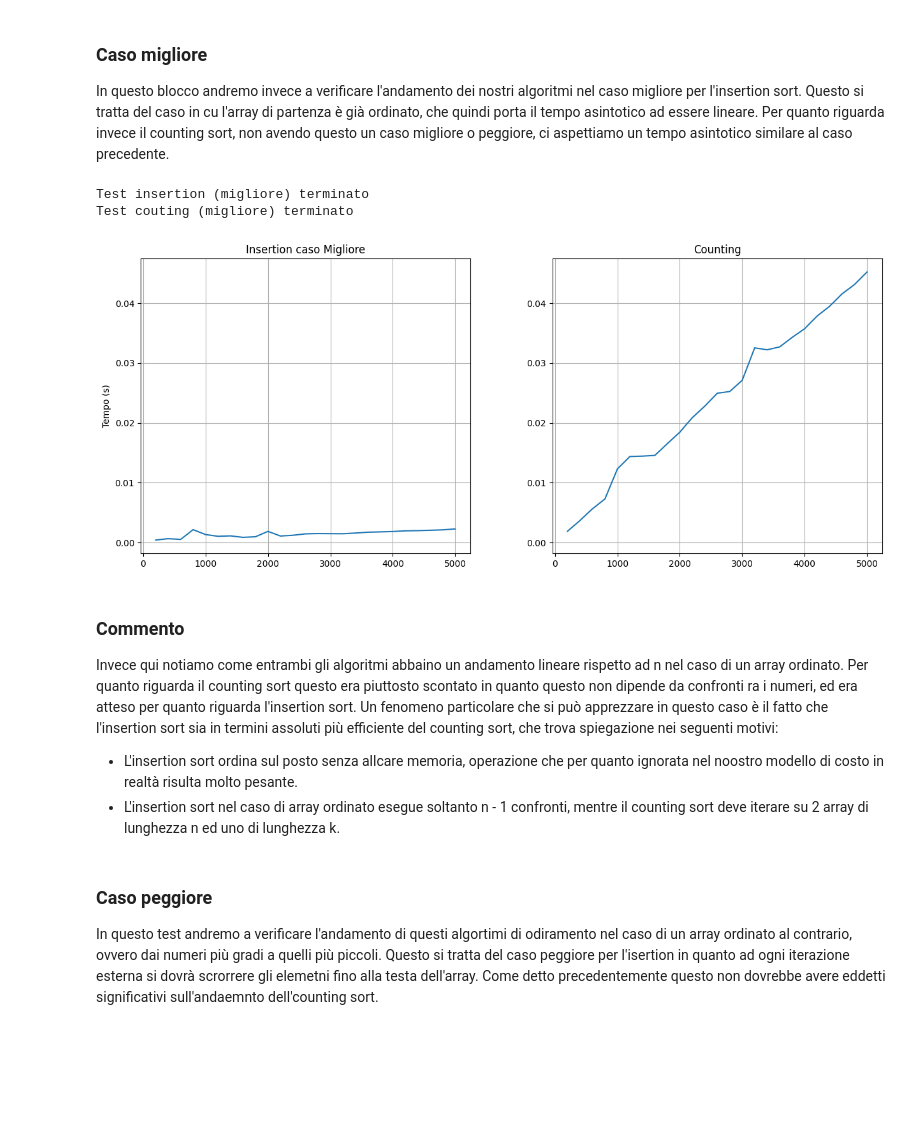
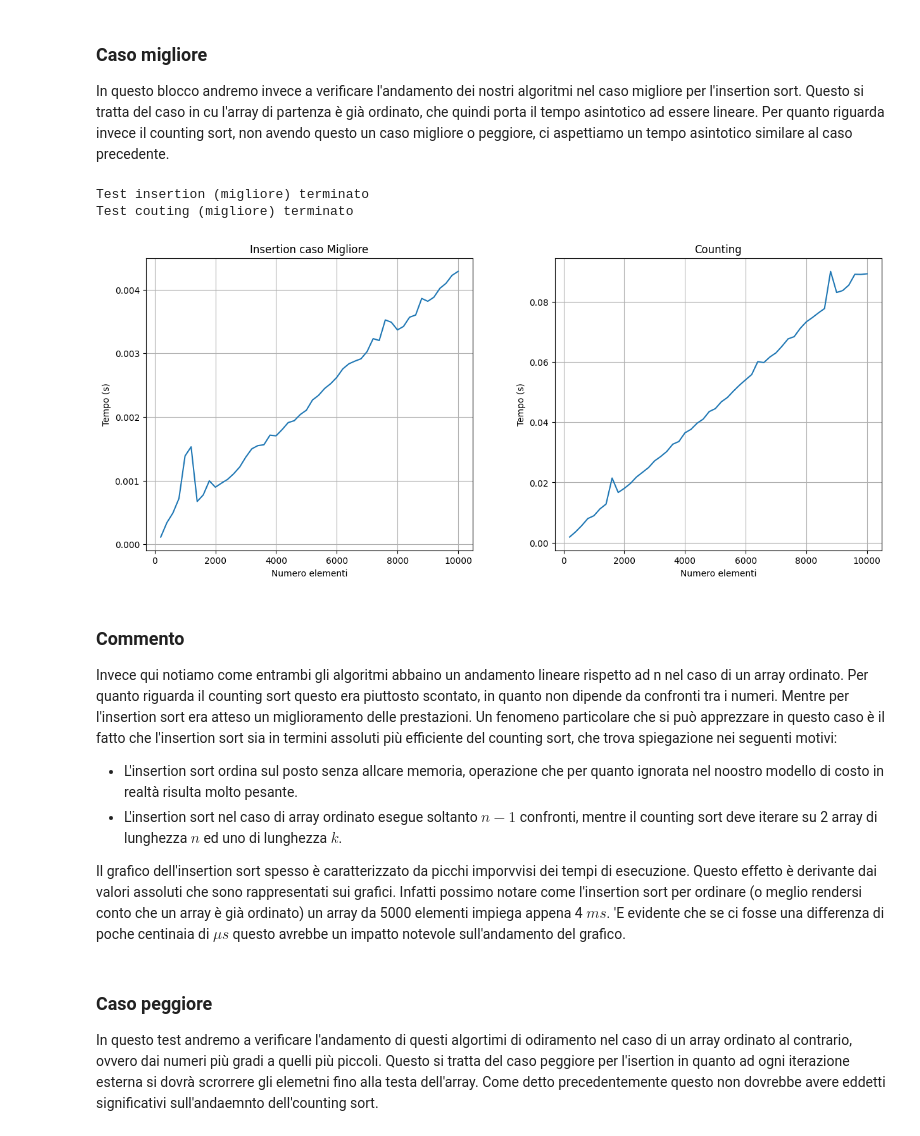
Before and after one commit to LucchesiCarlo/Laboratori_Algoritmi, a Jupyter notebook: Notebook.ipynb, the cells around one changed output. Saved outputs shown, nothing was run; the diff lists cells and outputs as text; code cells hidden in the pictures; blank space fills up the shorter version.

Commit message:
Aggiornamento del notebook. Sono stati trovati dei valori ragionevoli per l'esecuzione dei test. Inoltre sono stati redatti tutti i commenti e le conclusioni. Manca di inserire unatabella.

```diff
--- a/Notebook.ipynb
+++ b/Notebook.ipynb
@@ -165,8 +167,10 @@ In questa sezione sono definite tutte le variabili che verranno utilizzate per g
 Dati che verranno utilizzati durante i test.
 """
 
-length = 5000
-iter = 10
+length_1 = 5000
+length_order = 10000
+length_2 = 1000
+iter = 50
 interval = 200
 max_1 = 100
 max_2 = 10000
@@ -210,39 +218,43 @@ Inoltre dobbiamo considerare che già nella funzione di costo assoluto compare u
 ### Caso migliore
 
 In questo blocco andremo invece a verificare l'andamento dei nostri algoritmi nel caso migliore per l'insertion sort. Questo si tratta del caso in cu l'array di partenza è già ordinato, che quindi porta il tempo asintotico ad essere lineare. Per quanto riguarda invece il counting sort, non avendo questo un caso migliore o peggiore, ci aspettiamo un tempo asintotico similare al caso precedente.
+# %%
+
+x_insertion_order, y_insertion_order = sorting_test(algorithm_type.Insertion, test_type.Order, length_order, iter, interval, max_1)
+print("Test insertion (migliore) terminato")
+x_counting_order, y_counting_order = sorting_test(algorithm_type.Counting, test_type.Order, length_order, iter, interval, max_1)
+print("Test couting (migliore) terminato")
+# %% [output]
+Test insertion (migliore) terminato
+Test couting (migliore) terminato
 # %%
-
-x_insertion_order, y_insertion_order = sorting_test(algorithm_type.Insertion, test_type.Order, length, iter, interval, max_1)
-print("Test insertion (migliore) terminato")
-x_counting_order, y_counting_order = sorting_test(algorithm_type.Counting, test_type.Order, length, iter, interval, max_1)
-print("Test couting (migliore) terminato")
-
-
 plt.figure(figsize = (15, 6))
-plt.xlabel("Numero elementi")
 plt.ylim(bottom = 0)
 ax1 = plt.subplot(121)
+plt.ylabel("Tempo (s)")
+plt.xlabel("Numero elementi")
 plt.title("Insertion caso Migliore")
 plt.grid(True)
 ax1.plot(x_insertion_order, y_insertion_order)
+ax2 = plt.subplot(122)
 plt.ylabel("Tempo (s)")
-ax2 = plt.subplot(122, sharey = ax1)
+plt.xlabel("Numero elementi")
 plt.title("Counting")
 plt.grid(True)
 ax2.plot(x_counting_order, y_counting_order)
 plt.subplots_adjust(wspace = 0.25)
 
 plt.show()
 # %% [output]
-Test insertion (migliore) terminato
-Test couting (migliore) terminato
-[figure, old version]
+[figure, new version]
 # %% [markdown]
 ### Commento
-Invece qui notiamo come entrambi gli algoritmi abbaino un andamento lineare rispetto ad n nel caso di un array ordinato. Per quanto riguarda il counting sort questo era piuttosto scontato in quanto questo non dipende da confronti ra i numeri, ed era atteso per quanto riguarda l'insertion sort.
+Invece qui notiamo come entrambi gli algoritmi abbaino un andamento lineare rispetto ad n nel caso di un array ordinato. Per quanto riguarda il counting sort questo era piuttosto scontato, in quanto non dipende da confronti tra i numeri. Mentre per l'insertion sort era atteso un miglioramento delle prestazioni.
 Un fenomeno particolare che si può apprezzare in questo caso è il fatto che l'insertion sort sia in termini assoluti più efficiente del counting sort, che trova spiegazione nei seguenti motivi:
 * L'insertion sort ordina sul posto senza allcare memoria, operazione che per quanto ignorata nel noostro modello di costo in realtà risulta molto pesante.
-* L'insertion sort nel caso di array ordinato esegue soltanto n - 1 confronti, mentre il counting sort deve iterare su 2 array di lunghezza n ed uno di lunghezza k.
+* L'insertion sort nel caso di array ordinato esegue soltanto $n - 1$ confronti, mentre il counting sort deve iterare su 2 array di lunghezza $n$ ed uno di lunghezza $k$.
+
+Il grafico dell'insertion sort spesso è caratterizzato da picchi imporvvisi dei tempi di esecuzione. Questo effetto è derivante dai valori assoluti che sono rappresentati sui grafici. Infatti possimo notare come l'insertion sort per ordinare (o meglio rendersi conto che un array è già ordinato) un array da 5000 elementi impiega appena 4 $ms$. \'E evidente che se ci fosse una differenza di poche centinaia di $\mu s$ questo avrebbe un impatto notevole sull'andamento del grafico.
 # %% [markdown]
 ### Caso peggiore
 
```
Also changed, not shown: parts of 23 cells of this notebook.
